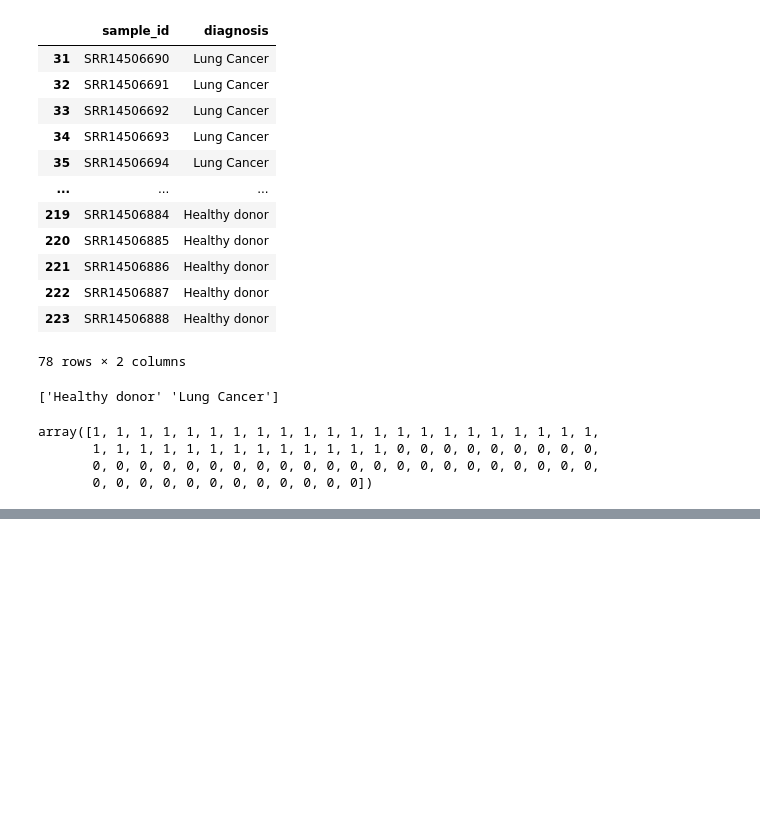
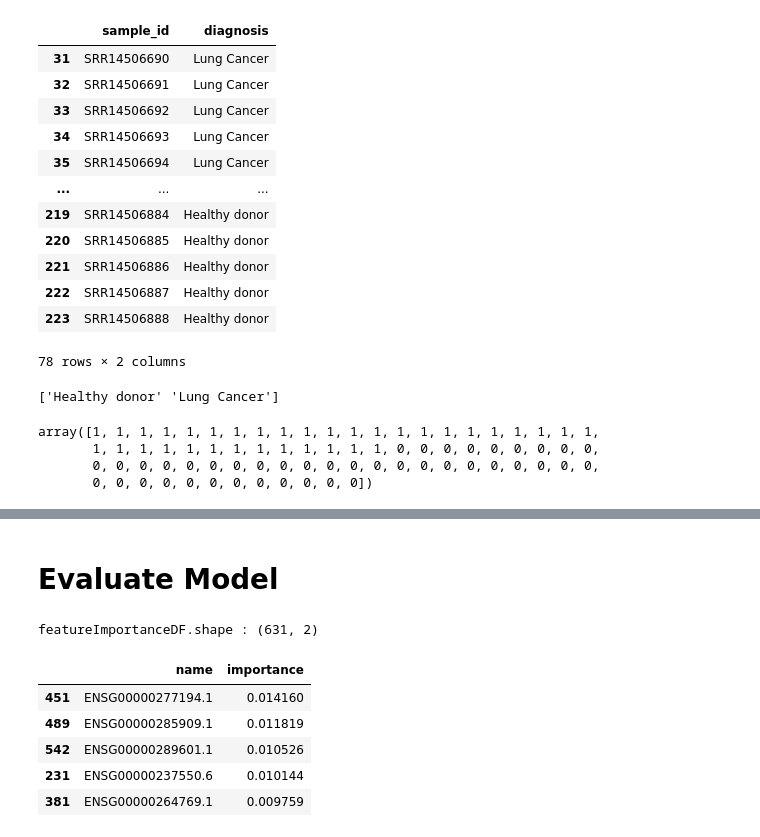
Before and after one commit to aedavids/extraCellularRNA, a Jupyter notebook: intraExtraRNA_POC/jupyterNotebooks/elife/lungCancer/elifeLungCancerNon-CodingBiomarkerRandomForest.ipynb, the cells around one changed output, grey strips where cells are left out. Saved outputs shown, nothing was run; the diff lists cells and outputs as text; code cells hidden in the pictures; blank space fills up the shorter version.

Commit message:
start refactoring for hyperparmeter tunnind created selectImportantFeatures()

```diff
--- a/intraExtraRNA_POC/jupyterNotebooks/elife/lungCancer/elifeLungCancerNon-CodingBiomarkerRandomForest.ipynb
+++ b/intraExtraRNA_POC/jupyterNotebooks/elife/lungCancer/elifeLungCancerNon-CodingBiomarkerRandomForest.ipynb
@@ -176 +179,45 @@ Wall time: 556 ms
 RandomForestClassifier(random_state=42)
+# %% [markdown]
+# Evaluate Model
+# %%
+def selectImportantFeatures( model : RandomForestClassifier) -> pd.DataFrame:
+    '''
+    returns a data frame with features that have non zero importance
+    sorted in descending order by importance
+
+    importance is a value between 0 and 1. The values are normalize
+
+    example output
+                      name  importance
+    451  ENSG00000277194.1    0.014160
+    489  ENSG00000285909.1    0.011819
+    542  ENSG00000289601.1    0.010526
+    231  ENSG00000237550.6    0.010144
+    381  ENSG00000264769.1    0.009759
+    '''
+    # create a knock out vector
+    nonZero = rfModel.feature_importances_ > 0.0
+
+    importances = rfModel.feature_importances_[nonZero]
+    featureNames = elifeLungCountsDF.columns[nonZero]
+    retDF = pd.DataFrame( {
+                            'name' : featureNames,
+                            'importance' : importances
+                        })
+
+    retDF.sort_values(by="importance", ascending=False, inplace=True)
+
+    return retDF
+
+
+featureImportanceDF = selectImportantFeatures( rfModel )
+print('featureImportanceDF.shape :', featureImportanceDF.shape)
+featureImportanceDF.head()
+# %% [output]
+featureImportanceDF.shape : (631, 2)
+|  | name | importance |
+| 451 | ENSG00000277194.1 | 0.014160 |
+| 489 | ENSG00000285909.1 | 0.011819 |
+| 542 | ENSG00000289601.1 | 0.010526 |
+| 231 | ENSG00000237550.6 | 0.010144 |
+| 381 | ENSG00000264769.1 | 0.009759 |
```
Also changed, not shown: parts of 14 cells of this notebook.
